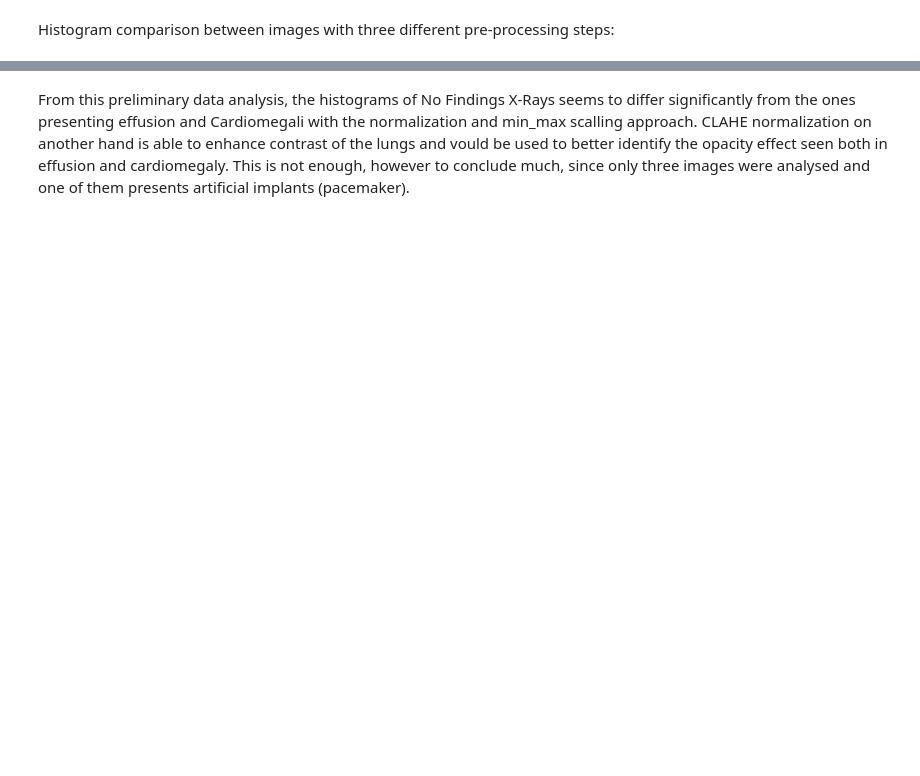
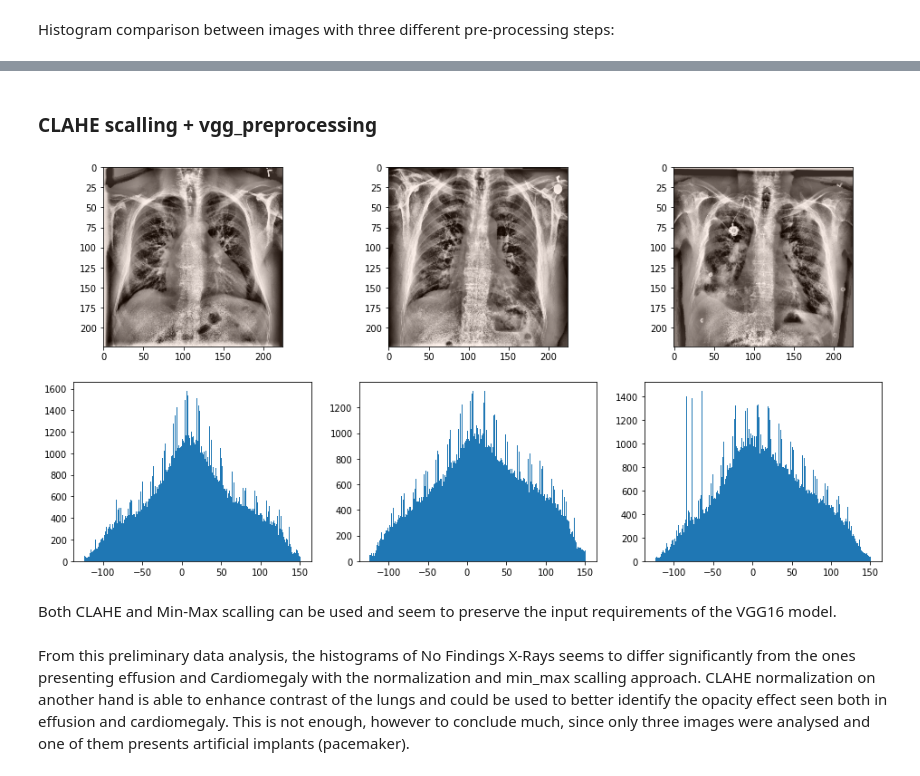
Before and after one commit to pedroperrusi/AIHCND_C2_Starter, a Jupyter notebook: EDA.ipynb, the cells around one changed output, grey strips where cells are left out. Saved outputs shown, nothing was run; the diff lists cells and outputs as text; code cells hidden in the pictures; blank space fills up the shorter version.

```diff
--- a/EDA.ipynb
+++ b/EDA.ipynb
@@ -227,0 +230,31 @@ plt.show()
+# %%
+import tensorflow as tf
+import skimage
+from cv2 import cv2
+
+INPUT_SHAPE = (224, 224, 3)
+
+
+inputs = tf.keras.Input(shape=INPUT_SHAPE),
+vgg_preprocessing = tf.keras.models.Sequential(tf.keras.layers.Lambda(tf.keras.applications.vgg16.preprocess_input,
+                                             input_shape=INPUT_SHAPE), name='vgg-preprocessing')
+
+x = vgg_preprocessing(inputs)
+
+preprocessing_model = tf.keras.Model(inputs, x)
+# %%
+def predict_peak(model, src_img, df, clipping=False):
+    output = model.predict(src_img)
+    split_df, _ = splitFindings(df)
+    fig, m_axs = plt.subplots(2,3, figsize = (16, 8))
+    for ind in range(imgs.shape[0]):
+        image = output[ind]
+        if clipping:
+            image = image - image.min()
+            image /= image.max()
+        m_axs[0, ind].imshow(image)
+        ax.set_title(df.iloc[ind]['Finding Labels'])
+        m_axs[1, ind].hist(output[ind].ravel(), bins = 256)
+
+def series_to_array(series):
+    return np.stack([arr for arr in series.to_numpy()])
@@ -228,4 +297,17 @@ plt.show()
+# %% [markdown]
+### CLAHE scalling +  vgg_preprocessing
+# %%
+clahe_imgs = dicom_df.Image.apply(clahe_scaling)
+clahe_imgs = clahe_imgs.apply(cv2.resize, args=[(224, 224)])
+clahe_imgs = clahe_imgs.apply(np.reshape, args=[(224, 224, 1)])
+clahe_imgs = clahe_imgs.apply(np.broadcast_to, args=[(224, 224, 3)])
+clahe_imgs = series_to_array(clahe_imgs)
+predict_peak(preprocessing_model, clahe_imgs, dicom_df, clipping=True)
+# %% [output]
+[figure, added]
+# %% [markdown]
+Both CLAHE and Min-Max scalling can be used and seem to preserve the input requirements of the VGG16 model.
 # %% [markdown]
-From this preliminary data analysis, the histograms of No Findings X-Rays seems to differ significantly from the ones presenting effusion and Cardiomegali with the normalization and min_max scalling approach.
-CLAHE normalization on another hand is able to enhance contrast of the lungs and vould be used to better identify the opacity effect seen both in effusion and cardiomegaly.
+From this preliminary data analysis, the histograms of No Findings X-Rays seems to differ significantly from the ones presenting effusion and Cardiomegaly with the normalization and min_max scalling approach.
+CLAHE normalization on another hand is able to enhance contrast of the lungs and could be used to better identify the opacity effect seen both in effusion and cardiomegaly.
 This is not enough, however to conclude much, since only three images were analysed and one of them presents artificial implants (pacemaker).
```
Also changed, not shown: parts of 15 cells of this notebook, 2 other files.
